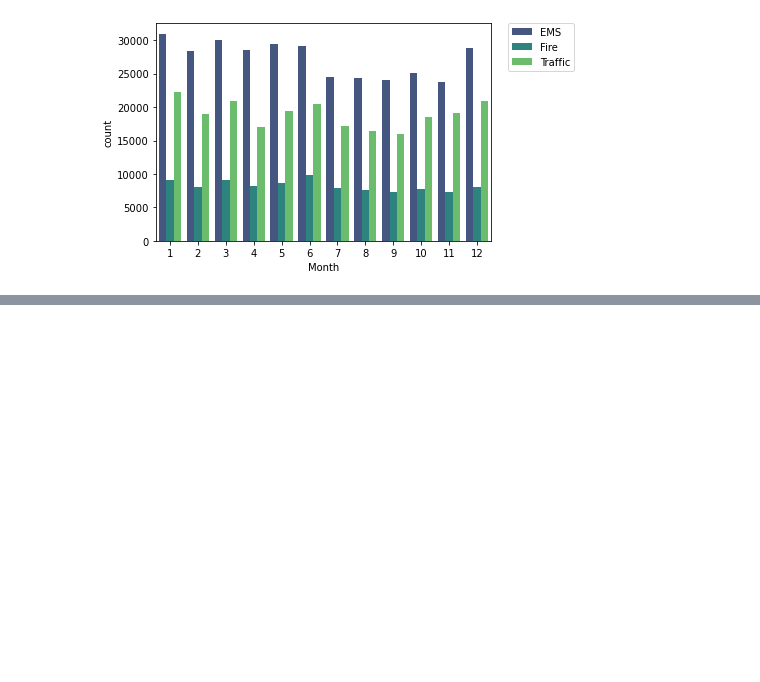
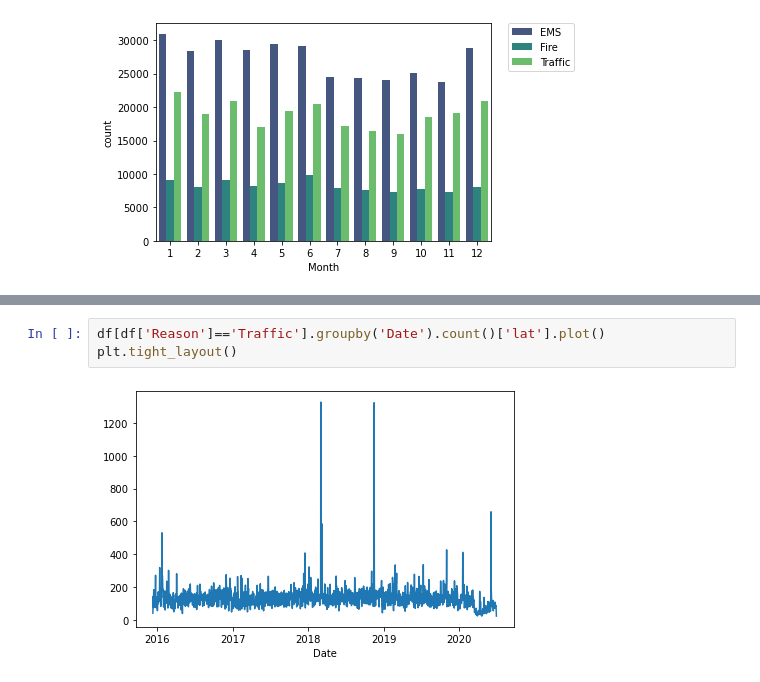
Before and after one commit to iNERO9/911_Calls_Analysis, a Jupyter notebook: 911_Call_Analysis.ipynb, the cells around one changed output, grey strips where cells are left out. Drawn from its saved outputs; the diff is of its cells as text; blank space fills up the shorter version.

```diff
--- a/911_Call_Analysis.ipynb
+++ b/911_Call_Analysis.ipynb
@@ -199,0 +252,5 @@ plt.legend(bbox_to_anchor =(1.05,1), loc =2, borderaxespad=0. )
+# %%
+df[df['Reason']=='Traffic'].groupby('Date').count()['lat'].plot()
+plt.tight_layout()
+# %% [output]
+[figure, added]
```
Also changed, not shown: parts of 20 cells of this notebook.
